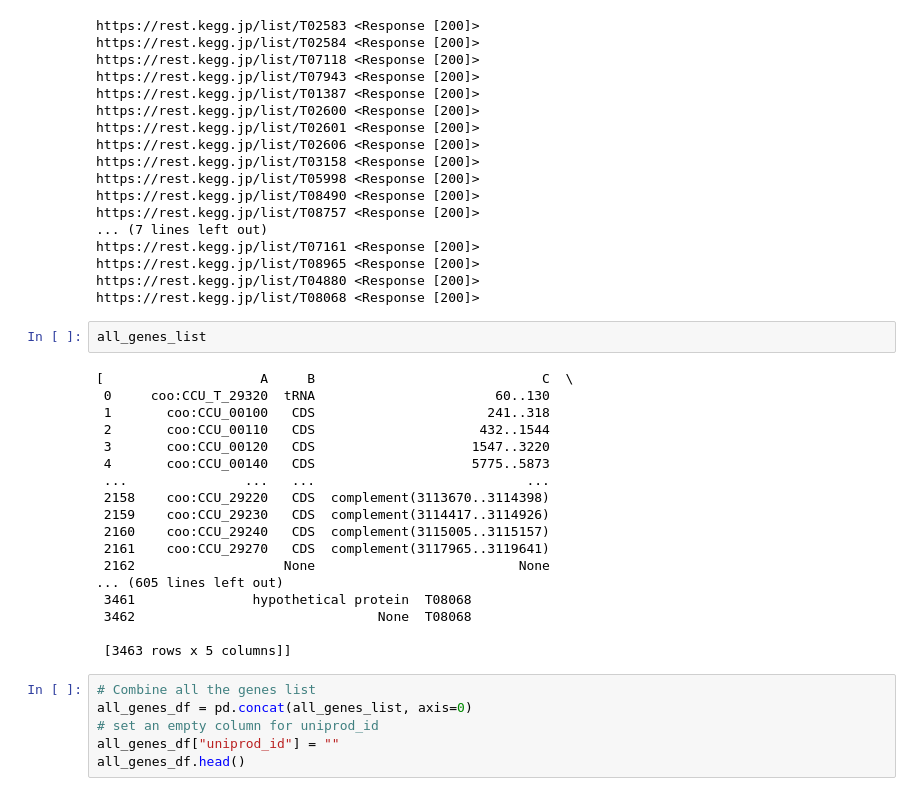
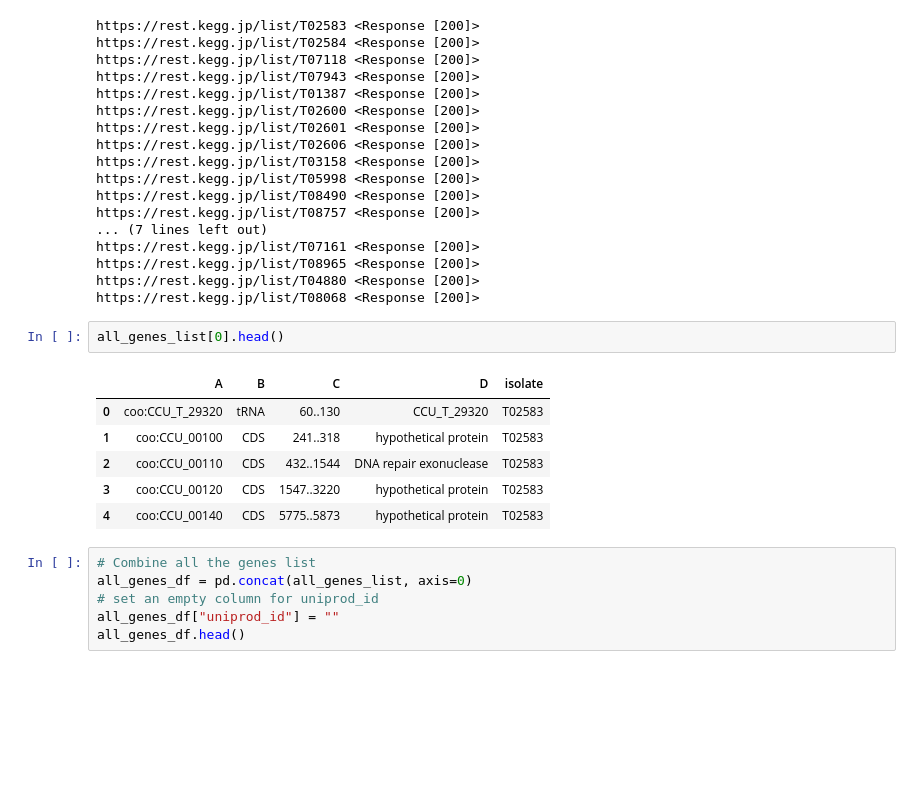
Before and after one commit to NCBI-Codeathons/mlxai-2024-team-bhushan, a Jupyter notebook: notebooks/gene_cooccurance.ipynb, the cells around one changed output. Drawn from its saved outputs; the diff is of its cells as text; blank space fills up the shorter version.

```diff
--- a/notebooks/gene_cooccurance.ipynb
+++ b/notebooks/gene_cooccurance.ipynb
@@ -140,25 +128,14 @@ https://rest.kegg.jp/list/T08965 <Response [200]>
 https://rest.kegg.jp/list/T04880 <Response [200]>
 https://rest.kegg.jp/list/T08068 <Response [200]>
 # %%
-all_genes_list
+all_genes_list[0].head()
 # %% [output]
-[                    A     B                             C  \
- 0     coo:CCU_T_29320  tRNA                       60..130
- 1       coo:CCU_00100   CDS                      241..318
- 2       coo:CCU_00110   CDS                     432..1544
- 3       coo:CCU_00120   CDS                    1547..3220
- 4       coo:CCU_00140   CDS                    5775..5873
- ...               ...   ...                           ...
- 2158    coo:CCU_29220   CDS  complement(3113670..3114398)
- 2159    coo:CCU_29230   CDS  complement(3114417..3114926)
- 2160    coo:CCU_29240   CDS  complement(3115005..3115157)
- 2161    coo:CCU_29270   CDS  complement(3117965..3119641)
- 2162                   None                          None
-... (605 lines left out)
- 3461               hypothetical protein  T08068
- 3462                               None  T08068
-
- [3463 rows x 5 columns]]
+|  | A | B | C | D | isolate |
+| 0 | coo:CCU_T_29320 | tRNA | 60..130 | CCU_T_29320 | T02583 |
+| 1 | coo:CCU_00100 | CDS | 241..318 | hypothetical protein | T02583 |
+| 2 | coo:CCU_00110 | CDS | 432..1544 | DNA repair exonuclease | T02583 |
+| 3 | coo:CCU_00120 | CDS | 1547..3220 | hypothetical protein | T02583 |
+| 4 | coo:CCU_00140 | CDS | 5775..5873 | hypothetical protein | T02583 |
 # %%
 # Combine all the genes list
 all_genes_df = pd.concat(all_genes_list, axis=0)
```
Also changed, not shown: parts of 6 cells of this notebook.
